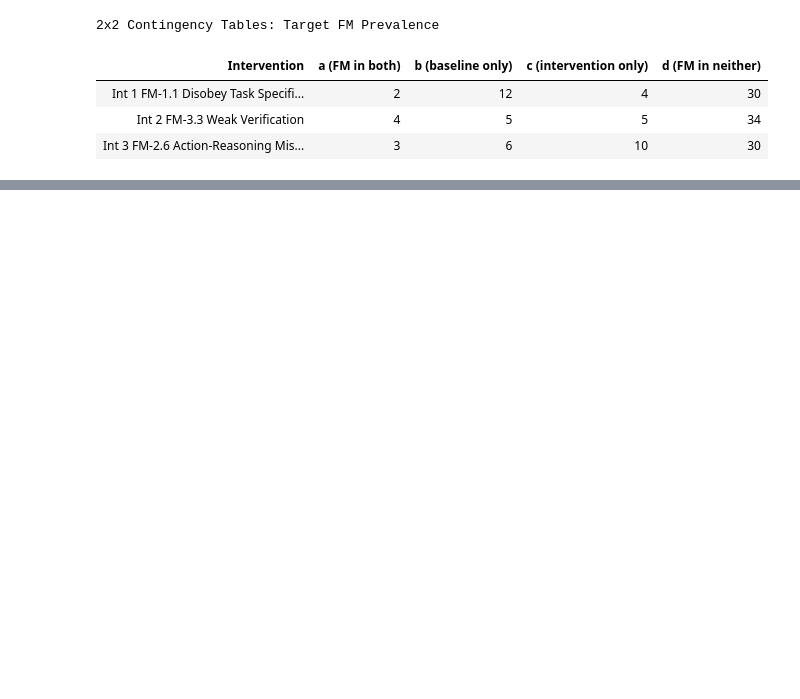
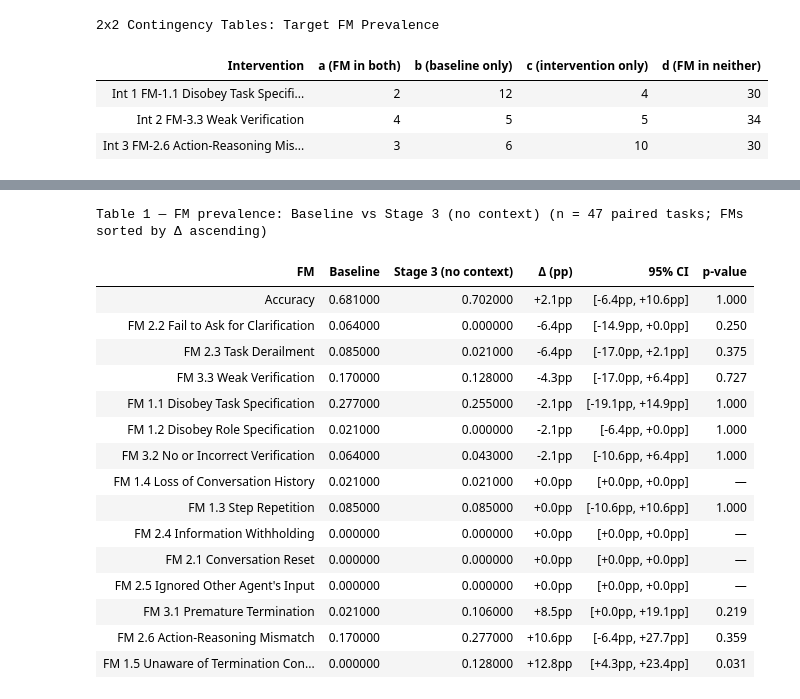
Before and after one commit to uagarwal123/IKEA_MAST_thesis, a Jupyter notebook: Bram/AG2/analysis/statistical_analysis.ipynb, the cells around one changed output, grey strips where cells are left out. Drawn from its saved outputs; the diff is of its cells as text; code cells hidden in the pictures; blank space fills up the shorter version.

```diff
--- a/Bram/AG2/analysis/statistical_analysis.ipynb
+++ b/Bram/AG2/analysis/statistical_analysis.ipynb
@@ -598,0 +776,20 @@ McNemar Power Analysis: Target FM Prevalence
+# %%
+build_table1_s3(df_s3_noctx, 'Stage 3 (no context)')
+# %% [output]
+Table 1 — FM prevalence: Baseline vs Stage 3 (no context) (n = 47 paired tasks; FMs sorted by Δ ascending)
+| FM | Baseline | Stage 3 (no context) | Δ (pp) | 95% CI | p-value |
+| Accuracy | 0.681000 | 0.702000 | +2.1pp | [-6.4pp, +10.6pp] | 1.000 |
+| FM 2.2 Fail to Ask for Clarification | 0.064000 | 0.000000 | -6.4pp | [-14.9pp, +0.0pp] | 0.250 |
+| FM 2.3 Task Derailment | 0.085000 | 0.021000 | -6.4pp | [-17.0pp, +2.1pp] | 0.375 |
+| FM 3.3 Weak Verification | 0.170000 | 0.128000 | -4.3pp | [-17.0pp, +6.4pp] | 0.727 |
+| FM 1.1 Disobey Task Specification | 0.277000 | 0.255000 | -2.1pp | [-19.1pp, +14.9pp] | 1.000 |
+| FM 1.2 Disobey Role Specification | 0.021000 | 0.000000 | -2.1pp | [-6.4pp, +0.0pp] | 1.000 |
+| FM 3.2 No or Incorrect Verification | 0.064000 | 0.043000 | -2.1pp | [-10.6pp, +6.4pp] | 1.000 |
+| FM 1.4 Loss of Conversation History | 0.021000 | 0.021000 | +0.0pp | [+0.0pp, +0.0pp] | — |
+| FM 1.3 Step Repetition | 0.085000 | 0.085000 | +0.0pp | [-10.6pp, +10.6pp] | 1.000 |
+| FM 2.4 Information Withholding | 0.000000 | 0.000000 | +0.0pp | [+0.0pp, +0.0pp] | — |
+| FM 2.1 Conversation Reset | 0.000000 | 0.000000 | +0.0pp | [+0.0pp, +0.0pp] | — |
+| FM 2.5 Ignored Other Agent's Input | 0.000000 | 0.000000 | +0.0pp | [+0.0pp, +0.0pp] | — |
+| FM 3.1 Premature Termination | 0.021000 | 0.106000 | +8.5pp | [+0.0pp, +19.1pp] | 0.219 |
+| FM 2.6 Action-Reasoning Mismatch | 0.170000 | 0.277000 | +10.6pp | [-6.4pp, +27.7pp] | 0.359 |
+| FM 1.5 Unaware of Termination Con... | 0.000000 | 0.128000 | +12.8pp | [+4.3pp, +23.4pp] | 0.031 |
```
Also changed, not shown: parts of 8 cells of this notebook, 32 other files.
